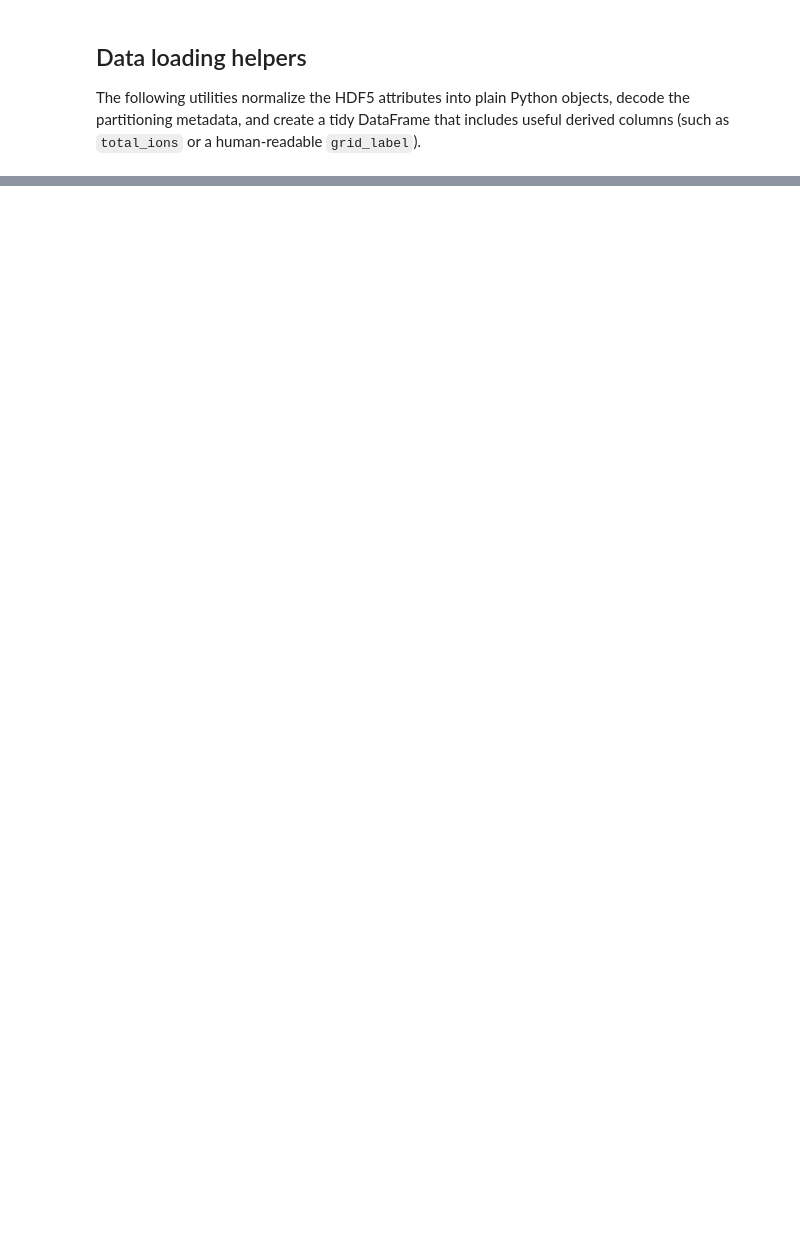
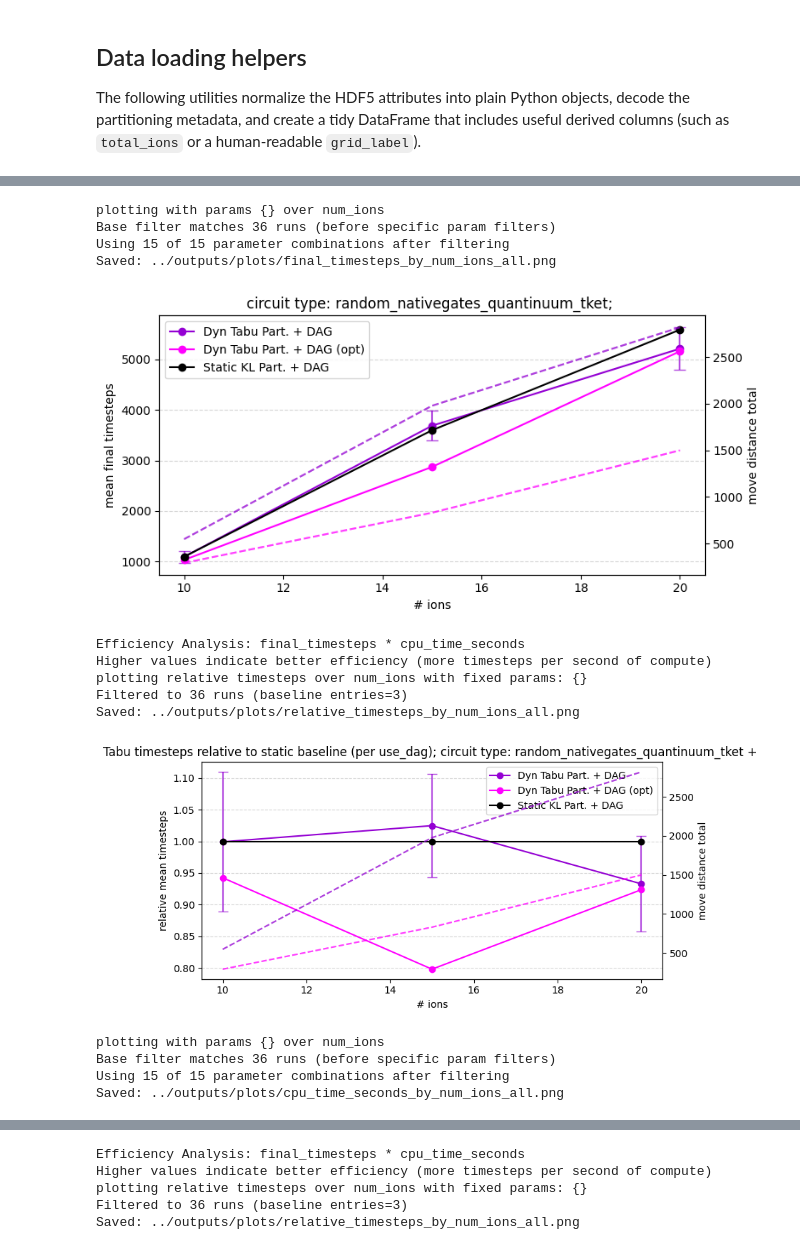
Before and after one commit to linusschulte/ionshuttler, a Jupyter notebook: notebooks/partitioning_comparison.ipynb, the cells around one changed output, grey strips where cells are left out. Drawn from its saved outputs; the diff is of its cells as text; code cells hidden in the pictures; blank space fills up the shorter version.

Commit message:
Added functionality and plotting analysis for a meta parameter study

```diff
--- a/notebooks/partitioning_comparison.ipynb
+++ b/notebooks/partitioning_comparison.ipynb
@@ -74,7 +74,7 @@ if available_result_files:
 else:
     RESULTS_FILE = PROJECT_ROOT / "outputs" / "simulation_results.h5"
 
-RESULTS_FILE = PROJECT_ROOT / "outputs" / "results/simulation_results_generated_0.71_0.7_proxy_study_distance_all_10ions_4pzs.h5"
+#RESULTS_FILE = PROJECT_ROOT / "outputs" / "results/simulation_results_nativegates_quantinuum_generated_0.71_0.7_generated_0.71_0.7_ions_per_pz_20ions.h5"
 
 print(f"RESULTS_FILE = {RESULTS_FILE}")
 print("Set RESULTS_FILE manually if you prefer a different file.")
@@ -580,7 +625,8 @@ specific_param_combinations = {
     #"FGP Tabu (enforced)" : {"color" : "pink", "partition_method": "fgp_tabu", "enforce_slice_plan": True, "use_dag": False},
     "Dyn Tabu Part. + schedule" : {"color" : "violet", "linestyle" : "-", "partition_method": "fgp_tabu", "enforce_slice_plan": False, "use_dag": False,  "enable_memory_zone_manager": False},
     "Dyn Tabu Part. + schedule + MZM" : {"color" : "violet","linestyle" : "--","partition_method": "fgp_tabu", "enforce_slice_plan": False, "use_dag": False, "enable_memory_zone_manager": True},
-    "Dyn Tabu Part. + DAG" : {"color" : "darkviolet","linestyle" : "-","partition_method": "fgp_tabu", "enforce_slice_plan": False, "use_dag": True,  "enable_memory_zone_manager": False},
+    "Dyn Tabu Part. + DAG" : {"color" : "darkviolet","linestyle" : "-","partition_method": "fgp_tabu", "enforce_slice_plan": False, "use_dag": True,  "enable_memory_zone_manager": False, "optimize_params": False},
+    "Dyn Tabu Part. + DAG (opt)" : {"color" : "magenta","linestyle" : "-","partition_method": "fgp_tabu", "enforce_slice_plan": False, "use_dag": True,  "enable_memory_zone_manager": False, "optimize_params": True},
     "Dyn Tabu Part. + DAG + MZM" : {"color" : "darkviolet","linestyle" : "--","partition_method": "fgp_tabu", "enforce_slice_plan": False, "use_dag": True, "enable_memory_zone_manager": True},
     "Dyn KL Part. + schedule" : {"color" : "limegreen", "linestyle" : "-", "partition_method": "fgp_kl", "enforce_slice_plan": False, "use_dag": False,  "enable_memory_zone_manager": False},
     "Dyn KL Part. + schedule + MZM" : {"color" : "limegreen", "linestyle" : "--", "partition_method": "fgp_kl", "enforce_slice_plan": False, "use_dag": False,  "enable_memory_zone_manager": True},
@@ -803,30 +849,46 @@ for metric in ["final_timesteps", "cpu_time_seconds"]:
                         conflicts = True
                         break
                 if not conflicts:
                     filtered_param_combinations[label] = combo_params
 
             result = plot_metric_by_param(
                 filtered_df,
                 metric="overhead",
                 varying_param=param,
                 method_col="partition_method",
                 filters=local_fixed_params,
                 plot_std = True,
                 param_combinations=filtered_param_combinations,
             )
             if result is None:
                 print("No data to plot for this configuration; skipping figure.")
                 continue
 
             fig, ax = result
             current_title = ax.get_title()
             circuit_type = file_metadata["algorithm_name"]+str(" random") if "generated" in file_metadata["algorithm_name"] else file_metadata["algorithm_name"]
             fixed_param_string = ", ".join(f"{k}={v}" for k, v in fixed_params.items())
             ax.set_title(f"circuit type: {circuit_type} + {fixed_param_string}")
             ax.set_ylabel("mean relative overhead (timesteps / lower bound)")
 
             # Save with descriptive filename
             filename = f"../outputs/plots/overhead_by_{param}_{param_suffix}.png"
             plt.savefig(filename)
             print(f"Saved: {filename}")
             plt.show()
+# %% [output]
+plotting with params {} over num_ions
+Base filter matches 36 runs (before specific param filters)
+Using 15 of 15 parameter combinations after filtering
+Saved: ../outputs/plots/final_timesteps_by_num_ions_all.png
+[figure, added]
+Efficiency Analysis: final_timesteps * cpu_time_seconds
+Higher values indicate better efficiency (more timesteps per second of compute)
+plotting relative timesteps over num_ions with fixed params: {}
+Filtered to 36 runs (baseline entries=3)
+Saved: ../outputs/plots/relative_timesteps_by_num_ions_all.png
+[figure, added]
+plotting with params {} over num_ions
+Base filter matches 36 runs (before specific param filters)
+Using 15 of 15 parameter combinations after filtering
+Saved: ../outputs/plots/cpu_time_seconds_by_num_ions_all.png
@@ -832,0 +896,5 @@ for metric in ["final_timesteps", "cpu_time_seconds"]:
+Efficiency Analysis: final_timesteps * cpu_time_seconds
+Higher values indicate better efficiency (more timesteps per second of compute)
+plotting relative timesteps over num_ions with fixed params: {}
+Filtered to 36 runs (baseline entries=3)
+Saved: ../outputs/plots/relative_timesteps_by_num_ions_all.png
```
Also changed, not shown: parts of 9 cells of this notebook, 1 other file.
